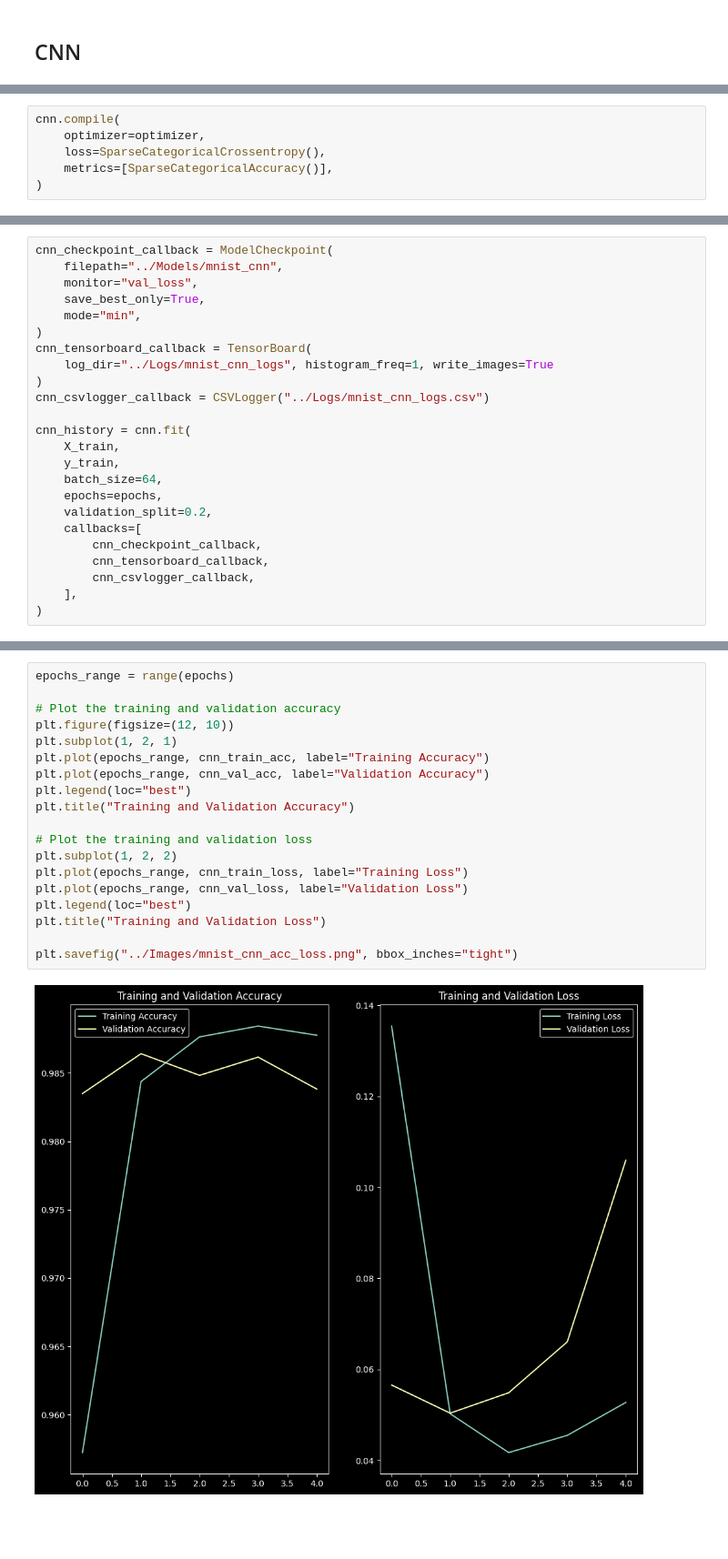
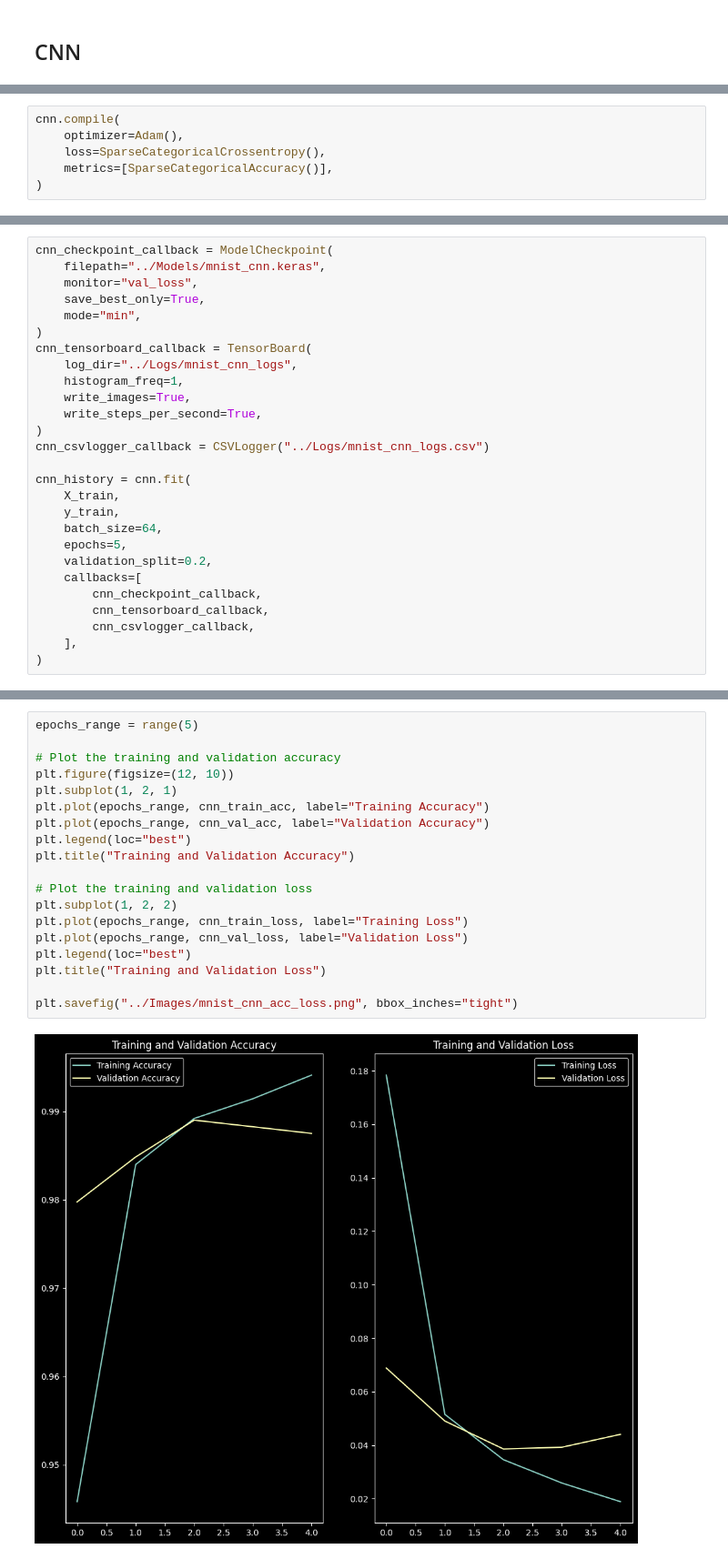
Before and after one commit to debjitpal5040/Deep_Learning_Algorithms, a Jupyter notebook: Tensorflow/mnist.ipynb, the cells around one changed output, grey strips where cells are left out. Shown: that part at 91% size. Saved outputs shown, nothing was run; the diff lists cells and outputs as text; blank space fills up the shorter version.

```diff
--- a/Tensorflow/mnist.ipynb
+++ b/Tensorflow/mnist.ipynb
@@ -254,6 +256,6 @@ _________________________________________________________________
 # %%
 cnn.compile(
-    optimizer=optimizer,
+    optimizer=Adam(),
     loss=SparseCategoricalCrossentropy(),
     metrics=[SparseCategoricalAccuracy()],
 )
@@ -260,12 +274,15 @@ cnn.compile(
 # %%
 cnn_checkpoint_callback = ModelCheckpoint(
-    filepath="../Models/mnist_cnn",
+    filepath="../Models/mnist_cnn.keras",
     monitor="val_loss",
     save_best_only=True,
     mode="min",
 )
 cnn_tensorboard_callback = TensorBoard(
-    log_dir="../Logs/mnist_cnn_logs", histogram_freq=1, write_images=True
+    log_dir="../Logs/mnist_cnn_logs",
+    histogram_freq=1,
+    write_images=True,
+    write_steps_per_second=True,
 )
 cnn_csvlogger_callback = CSVLogger("../Logs/mnist_cnn_logs.csv")
 
@@ -273,7 +290,7 @@ cnn_history = cnn.fit(
     X_train,
     y_train,
     batch_size=64,
-    epochs=epochs,
+    epochs=5,
     validation_split=0.2,
     callbacks=[
         cnn_checkpoint_callback,
@@ -322,24 +334,24 @@ Validation loss: 0.0667811669409275
 # %%
-epochs_range = range(epochs)
+epochs_range = range(5)
 
 # Plot the training and validation accuracy
 plt.figure(figsize=(12, 10))
 plt.subplot(1, 2, 1)
 plt.plot(epochs_range, cnn_train_acc, label="Training Accuracy")
 plt.plot(epochs_range, cnn_val_acc, label="Validation Accuracy")
 plt.legend(loc="best")
 plt.title("Training and Validation Accuracy")
 
 # Plot the training and validation loss
 plt.subplot(1, 2, 2)
 plt.plot(epochs_range, cnn_train_loss, label="Training Loss")
 plt.plot(epochs_range, cnn_val_loss, label="Validation Loss")
 plt.legend(loc="best")
 plt.title("Training and Validation Loss")
 
 plt.savefig("../Images/mnist_cnn_acc_loss.png", bbox_inches="tight")
 # %% [output]
-[figure, old version]
+[figure, new version]
 # %%
 cnn_test_loss, cnn_test_accuracy = cnn.evaluate(X_test, y_test)
 print("Test loss:", cnn_test_loss)
```
Also changed, not shown: parts of 19 cells of this notebook, 27 other files.
